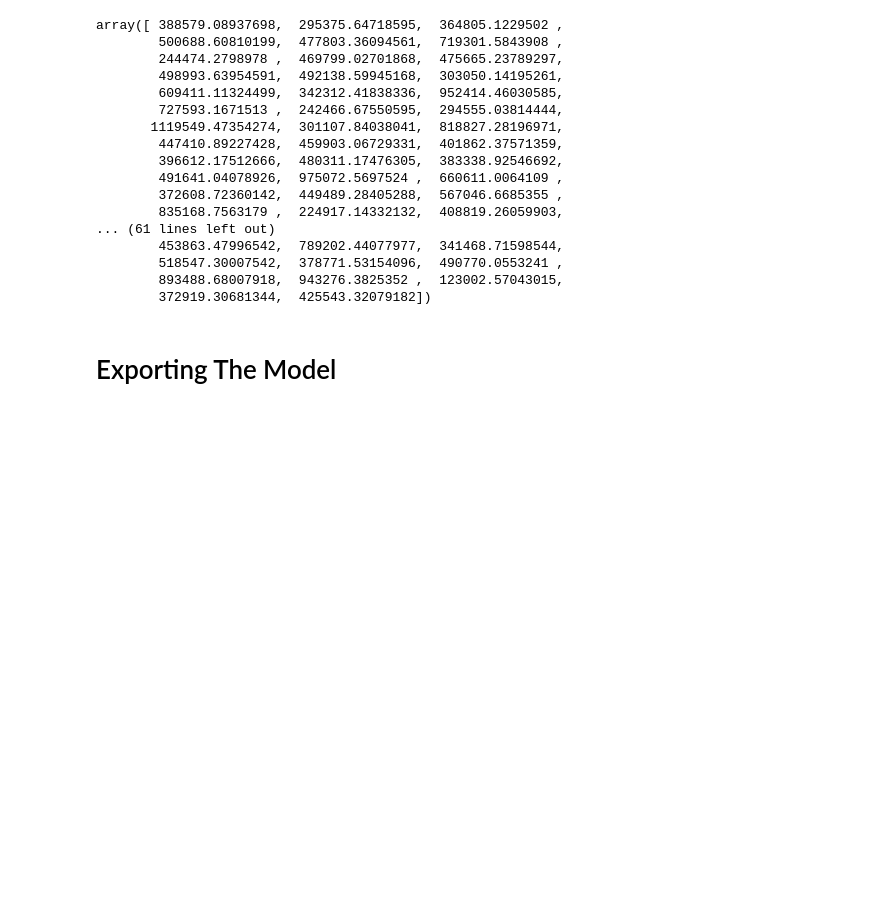
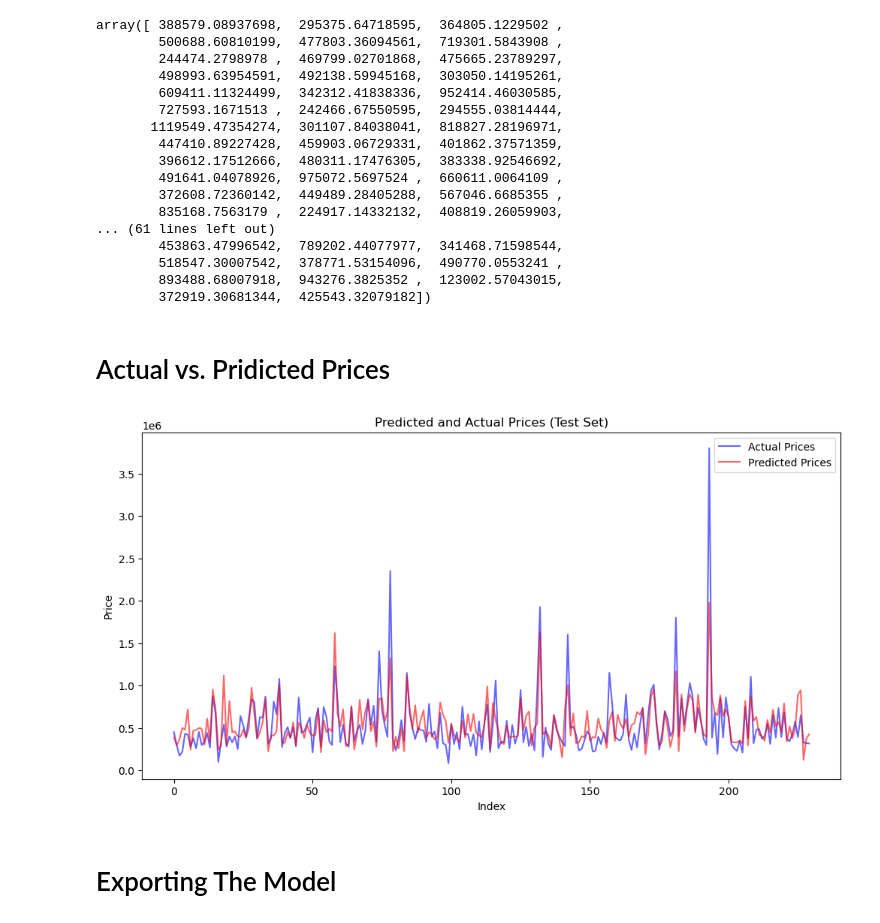
Before and after one commit to bb2411/house-price-pridiction, a Jupyter notebook: house-price-prediction-using-linear-regress.ipynb, the cells around one changed output. Saved outputs shown, nothing was run; the diff lists cells and outputs as text; code cells hidden in the pictures; blank space fills up the shorter version.

```diff
--- a/house-price-prediction-using-linear-regress.ipynb
+++ b/house-price-prediction-using-linear-regress.ipynb
@@ -564,6 +564,20 @@ array([ 388579.08937698,  295375.64718595,  364805.1229502 ,
         518547.30007542,  378771.53154096,  490770.0553241 ,
         893488.68007918,  943276.3825352 ,  123002.57043015,
         372919.30681344,  425543.32079182])
+# %% [markdown]
+# Actual vs. Pridicted Prices
+# %%
+# Plotting predicted and actual prices over the index for the test set
+plt.figure(figsize=(12, 6))
+plt.plot(y_test.reset_index(drop=True), label='Actual Prices', color='b', alpha=0.6)
+plt.plot(y_pred_test, label='Predicted Prices', color='r', alpha=0.6)
+plt.xlabel('Index')
+plt.ylabel('Price')
+plt.title('Predicted and Actual Prices (Test Set)')
+plt.legend()
+plt.show()
+# %% [output]
+[figure, added]
 # %% [markdown]
 # Exporting The Model
 # %%
```
Also changed, not shown: parts of 3 cells of this notebook, 1 other file.
